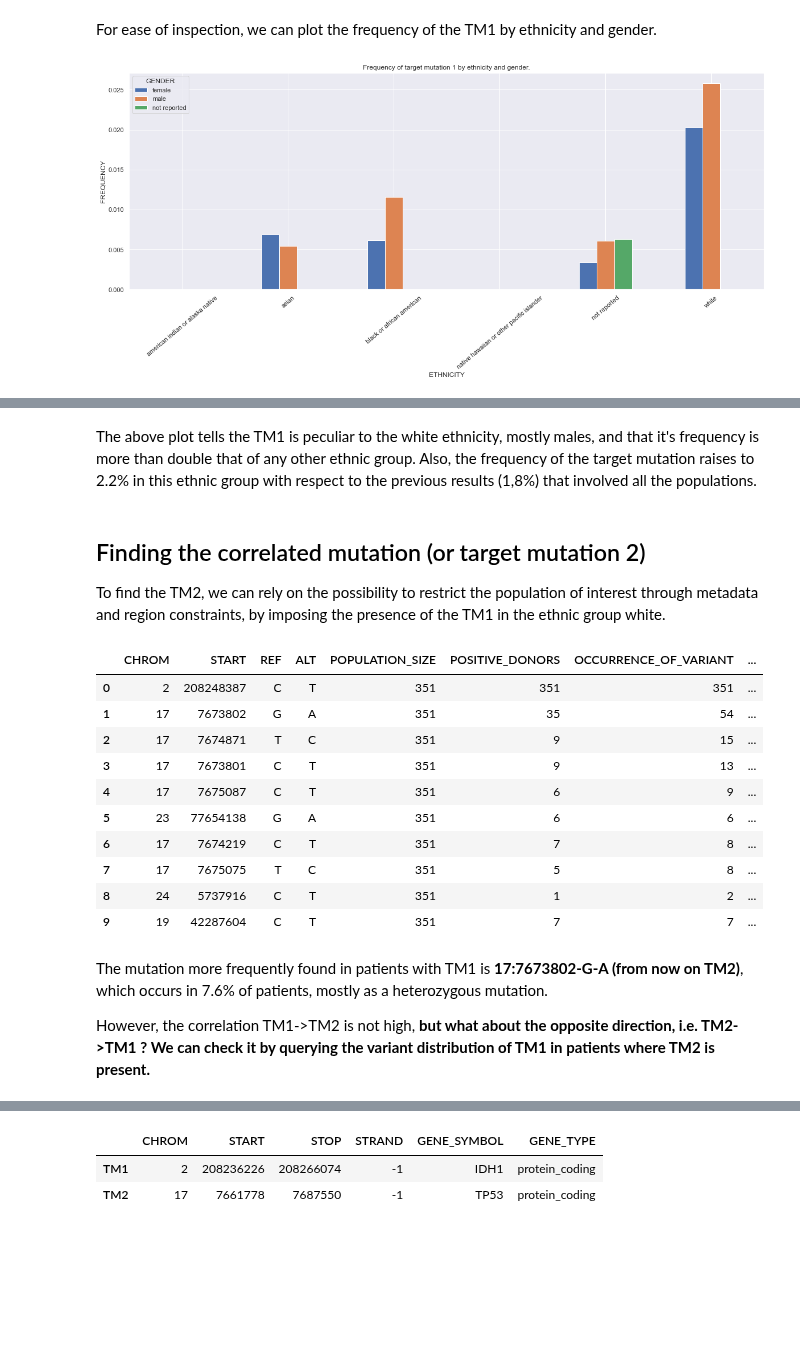
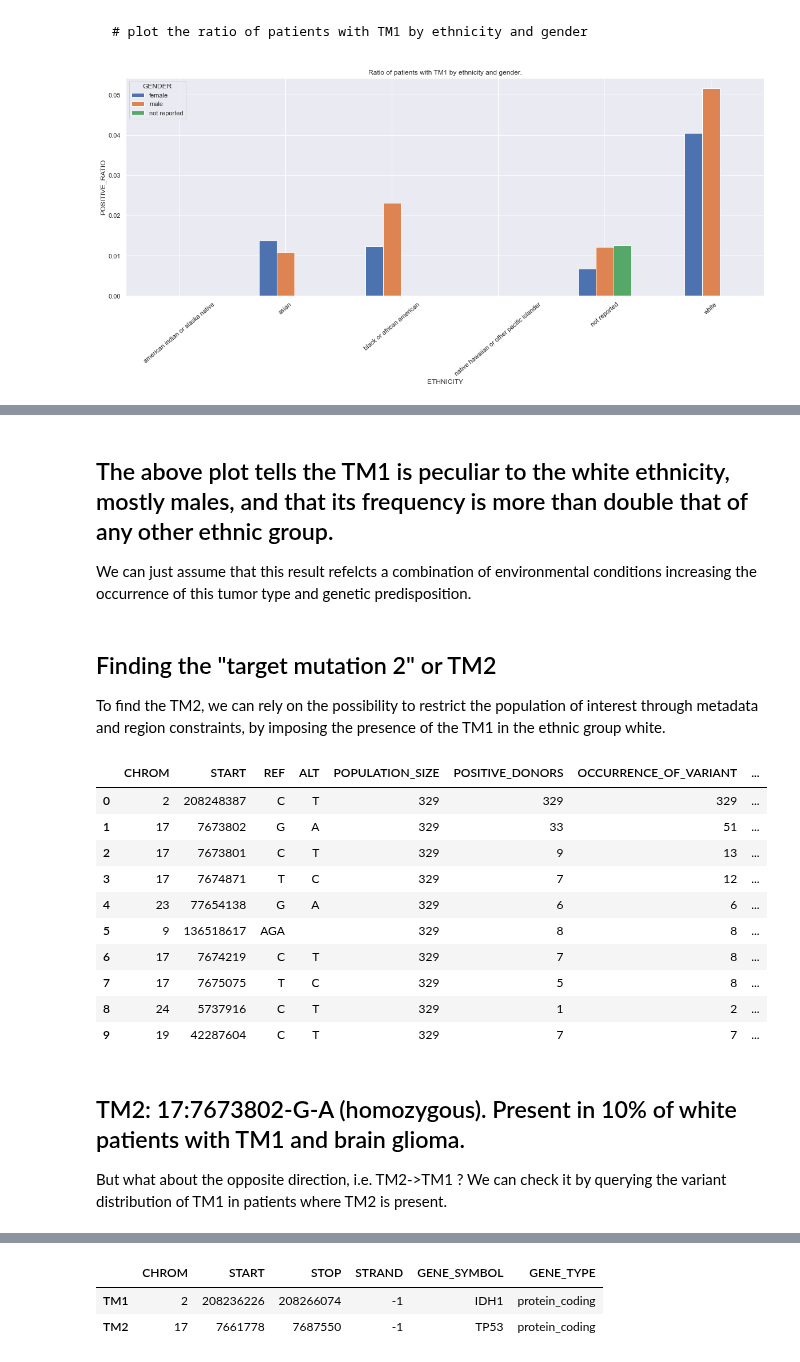
Before and after one commit to DEIB-GECO/VarSum, a Jupyter notebook: demo/correlation in genes causing tumor development.ipynb, the cells around one changed output, grey strips where cells are left out. Drawn from its saved outputs; the diff is of its cells as text; code cells hidden in the pictures; blank space fills up the shorter version.

Commit message:
reflect tumor data change

```diff
--- a/demo/correlation in genes causing tumor development.ipynb
+++ b/demo/correlation in genes causing tumor development.ipynb
@@ -78,6 +88,6 @@ mut_1_req_resp = post_request('http://geco.deib.polimi.it/popstudy/api/variant_d
 # %%
 mut_1_req_resp_df = pd.DataFrame.from_records(mut_1_req_resp['rows'], columns=mut_1_req_resp['columns'])
 mut_1_req_resp_df.fillna(value='', inplace=True)    # replaces Nones (== any value) with ''
+mut_1_req_resp_df['POSITIVE_RATIO'] = mut_1_req_resp_df.apply(lambda r: r['POSITIVE_DONORS']/r['POPULATION_SIZE'], axis=1)
 
 df0 = mut_1_req_resp_df.pivot_table(mut_1_req_resp_df, ['ETHNICITY', 'GENDER'])
-df0
@@ -103,17 +94,18 @@ df0
 # %% [markdown]
-For ease of inspection, we can plot the frequency of the TM1 by ethnicity and gender.
+    # plot the ratio of patients with TM1 by ethnicity and gender
 # %%
 df1 = mut_1_req_resp_df.drop(mut_1_req_resp_df.query('GENDER == "" | ETHNICITY == ""').index) # drop aggregated values
-df1.drop(['OCCURRENCE_OF_TARGET_VARIANT', 'POPULATION_SIZE', 'POSITIVE_DONORS'], inplace=True, axis=1) # drop other columns
-plot = pd.pivot_table(df1, index='ETHNICITY', columns='GENDER', values='FREQUENCY').plot(
+df1.drop(['OCCURRENCE_OF_TARGET_VARIANT', 'POPULATION_SIZE', 'POSITIVE_DONORS', 'FREQUENCY'], inplace=True, axis=1) # drop other columns
+plot = pd.pivot_table(df1, index='ETHNICITY', columns='GENDER', values='POSITIVE_RATIO').plot(
     kind='bar',
     figsize=(20, 7),
     legend=True
 )
 for item in plot.get_xticklabels():
      item.set_rotation(40)
-plt.title('Frequency of target mutation 1 by ethnicity and gender.')
-plt.ylabel('FREQUENCY')
+plt.title('Ratio of patients with TM1 by ethnicity and gender.')
+plt.ylabel('POSITIVE_RATIO')
 plt.show()
+df0
 # %% [output]
-[figure, old version]
+[figure, new version]
@@ -120,7 +130,9 @@ plt.show()
 # %% [markdown]
-The above plot tells the TM1 is peculiar to the white ethnicity, mostly males, and that it's frequency is more than double that of any other ethnic group. Also, the frequency of the target mutation raises to 2.2% in this ethnic group with respect to the previous results (1,8%) that involved all the populations.
+## The above plot tells the TM1 is peculiar to the white ethnicity, mostly males, and that its frequency is more than double that of any other ethnic group.
+
+We can just assume that this result refelcts a combination of environmental conditions increasing the occurrence of this tumor type and genetic predisposition.
 # %% [markdown]
-## Finding the correlated mutation (or target mutation 2)
+## Finding the "target mutation 2" or TM2
 
 To find the TM2, we can rely on the possibility to restrict the population of interest through metadata and region constraints, by imposing the presence of the TM1 in the ethnic group white.
 # %%
@@ -140,23 +153,24 @@ target_mut_2_req = {
 target_mut_2_resp = post_request('http://geco.deib.polimi.it/popstudy/api/most_common_variants', target_mut_2_req, print_status_code=False, print_warnings=False)
 # %%
 target_mut_2_resp_df = pd.DataFrame.from_records(target_mut_2_resp['rows'], columns=target_mut_2_resp['columns'])
+target_mut_2_resp_df['POSITIVE_RATIO'] = target_mut_2_resp_df.apply(lambda r: r['POSITIVE_DONORS']/r['POPULATION_SIZE'], axis=1)
 target_mut_2_resp_df
 # %% [output]
 |  | CHROM | START | REF | ALT | POPULATION_SIZE | POSITIVE_DONORS | OCCURRENCE_OF_VARIANT | ... |
-| 0 | 2 | 208248387 | C | T | 351 | 351 | 351 | ... |
-| 1 | 17 | 7673802 | G | A | 351 | 35 | 54 | ... |
-| 2 | 17 | 7674871 | T | C | 351 | 9 | 15 | ... |
-| 3 | 17 | 7673801 | C | T | 351 | 9 | 13 | ... |
-| 4 | 17 | 7675087 | C | T | 351 | 6 | 9 | ... |
-| 5 | 23 | 77654138 | G | A | 351 | 6 | 6 | ... |
-| 6 | 17 | 7674219 | C | T | 351 | 7 | 8 | ... |
-| 7 | 17 | 7675075 | T | C | 351 | 5 | 8 | ... |
-| 8 | 24 | 5737916 | C | T | 351 | 1 | 2 | ... |
-| 9 | 19 | 42287604 | C | T | 351 | 7 | 7 | ... |
+| 0 | 2 | 208248387 | C | T | 329 | 329 | 329 | ... |
+| 1 | 17 | 7673802 | G | A | 329 | 33 | 51 | ... |
+| 2 | 17 | 7673801 | C | T | 329 | 9 | 13 | ... |
+| 3 | 17 | 7674871 | T | C | 329 | 7 | 12 | ... |
+| 4 | 23 | 77654138 | G | A | 329 | 6 | 6 | ... |
+| 5 | 9 | 136518617 | AGA |  | 329 | 8 | 8 | ... |
+| 6 | 17 | 7674219 | C | T | 329 | 7 | 8 | ... |
+| 7 | 17 | 7675075 | T | C | 329 | 5 | 8 | ... |
+| 8 | 24 | 5737916 | C | T | 329 | 1 | 2 | ... |
+| 9 | 19 | 42287604 | C | T | 329 | 7 | 7 | ... |
 # %% [markdown]
-The mutation more frequently found in patients with TM1 is __17:7673802-G-A (from now on TM2)__, which occurs in 7.6% of patients, mostly as a heterozygous mutation.
+## TM2: 17:7673802-G-A (homozygous). Present in 10% of white patients with TM1 and brain glioma.
 
-However, the correlation TM1->TM2 is not high, __but what about the opposite direction, i.e. TM2->TM1 ? We can check it by querying the variant distribution of TM1 in patients where TM2 is present.__
+But what about the opposite direction, i.e. TM2->TM1 ? We can check it by querying the variant distribution of TM1 in patients where TM2 is present.
 # %%
 freq_distr_of_1_when_2_req = {
     'having_meta': {
```
Also changed, not shown: parts of 32 cells of this notebook, 1 other file.
